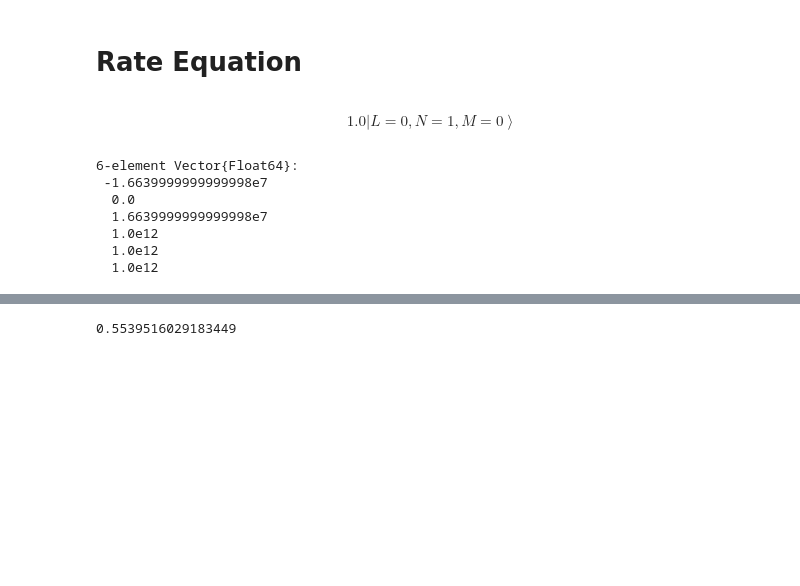
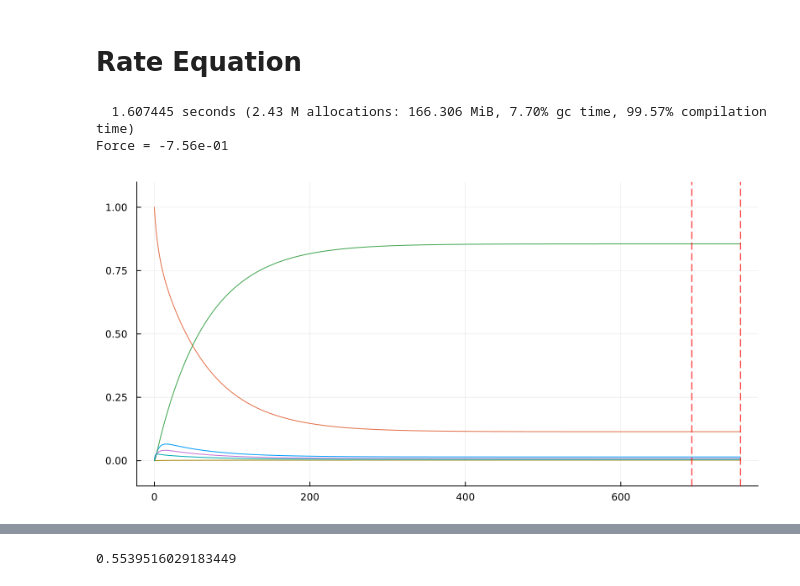
Before and after one commit to munozariasjm/OpticalBlochEquations.jl, a Jupyter notebook: examples/ipynb_sources/toy_models/F1_to_F1.ipynb, the cells around one changed output, grey strips where cells are left out. Cells and saved outputs as stored; diff of their text form; code cells hidden in the pictures; blank space fills up the shorter version.

```diff
--- a/examples/ipynb_sources/toy_models/F1_to_F1.ipynb
+++ b/examples/ipynb_sources/toy_models/F1_to_F1.ipynb
@@ -632,7 +696,7 @@ bare_states = deepcopy(H.states)
 # Laser parameters
 
 Δ = 5.0Γ
-s = 50.0
+s = 10.0
 
 # Frequency of the lasers (in angular frequency units)
 ω1 = 2π * (energy(H.states[end]) - energy(H.states[1])) + Δ
@@ -821,7 +885,7 @@ function prob_func_re!(prob, scan_params, i)
 end
 ;
 # %%
-Δ_orthog = 20.0Γ
+Δ_orthog = 30.0Γ
 s_orthog = 50.0
 
 H_operator = :(
@@ -873,7 +937,7 @@ bare_states = deepcopy(H.states)
 
 # Laser parameters
 
-Δ = 5.0Γ
+Δ = 10.0Γ
 s = 50.0
 
 # Frequency of the lasers (in angular frequency units)
@@ -893,51 +957,41 @@ k̂ = +x̂; ϵ1 = ϵ_(σ⁰); laser1_orthog = Field(k̂, ϵ1, ω2, s_orthog)
 k̂ = -x̂; ϵ2 = ϵ_(σ⁰); laser2_orthog = Field(k̂, ϵ2, ω2, s_orthog)
 
 lasers = [laser1_orthog, laser2_orthog, laser5, laser6]#
-lasers = [laser1, laser2, laser3, laser4, laser5, laser6]
+# lasers = [laser1, laser2, laser3, laser4, laser5, laser6]
 ;
 # %%
-# N0 = [0,1.0,0,0,0,0]
-# freq_res = 1e-1
-# extra_p = MutableNamedTuple(H=deepcopy(H), lasers=lasers, n_ground=3, bare_states = deepcopy(bare_states), Δ_orthog=Δ_orthog, T=1e12, s_orthog=s_orthog)
-# particle.v = [0,0,0.0]
+N0 = [0,1.0,0,0,0,0]
+freq_res = 1e-1
+extra_p = MutableNamedTuple(H=deepcopy(H), lasers=lasers, n_ground=3, bare_states = deepcopy(bare_states), Δ_orthog=Δ_orthog, T=1e12, s_orthog=0.0)
+particle.v = [0,0,0.0]
 
-# p = rate_equation(N0, particle, bare_states, lasers, d_bare, d_bare, true, true, λ, Γ, freq_res, extra_p)
-# p = remake_rate_equation_B(p, 150*_μB)
+p = rate_equation(N0, particle, bare_states, lasers, d_bare, d_bare, true, true, λ, Γ, freq_res, extra_p)
+p = remake_rate_equation_B(p, 125*_μB)
 
-# t_end = 20p.period+1; tspan = (0., t_end)
-# cb = PeriodicCallback(reset_force1!, p.period)
+t_end = 20p.period+1; tspan = (0., t_end)
+cb = PeriodicCallback(reset_force1!, p.period)
 
-# prob = ODEProblem(N!, p.N0_vec, tspan, p, reltol=1e-3, save_on=true)
-# @time sol = DifferentialEquations.solve(prob, alg=DP5(), reltol=1e-3, callback=cb)
+prob = ODEProblem(N!, p.N0_vec, tspan, p, reltol=1e-3, save_on=true)
+@time sol = DifferentialEquations.solve(prob, alg=DP5(), reltol=1e-3, callback=cb)
 
-# @printf("Force = %.2e", p.force_last_period[3].* (ħ * k * Γ / m).*1e-3)
+@printf("Force = %.2e", p.force_last_period[3].* (ħ * k * Γ / m).*1e-3)
 
-# using Plots
-# plot_us = sol.u#[1:10:end]
-# plot_ts = sol.t#[1:10:end]
+using Plots
+plot_us = sol.u#[1:10:end]
+plot_ts = sol.t#[1:10:end]
 
-# n_states = length(H.states)
-# plot(size=(800, 400), ylim=(-0.1, 1.1), legend=nothing)
-# for i in 1:n_states
-#     plot!(plot_ts, [real(u[i]) for u in plot_us])
-# end
-# plot!()
-# offset = 0
-# vline!([sol.t[end] - prob.p.period - offset, sol.t[end] - offset], color="red", linestyle=:dash)
+n_states = length(H.states)
+plot(size=(800, 400), ylim=(-0.1, 1.1), legend=nothing)
+for i in 1:n_states
+    plot!(plot_ts, [real(u[i]) for u in plot_us])
+end
+plot!()
+offset = 0
+vline!([sol.t[end] - prob.p.period - offset, sol.t[end] - offset], color="red", linestyle=:dash)
+# %% [output]
+  1.607445 seconds (2.43 M allocations: 166.306 MiB, 7.70% gc time, 99.57% compilation time)
+Force = -7.56e-01
+[figure, added]
-# %%
-p.states[2]
-# %% [output]
-$$1.0\left|L=0, N=1, M=0\right\rangle$$
-# %%
-energy.(p.states).*Γ/(2π)
-# %% [output]
-6-element Vector{Float64}:
- -1.6639999999999998e7
-  0.0
-  1.6639999999999998e7
-  1.0e12
-  1.0e12
-  1.0e12
 # %%
 prob.p.populations
 # %% [output]
```
Also changed, not shown: parts of 18 cells of this notebook, 5 other files.
